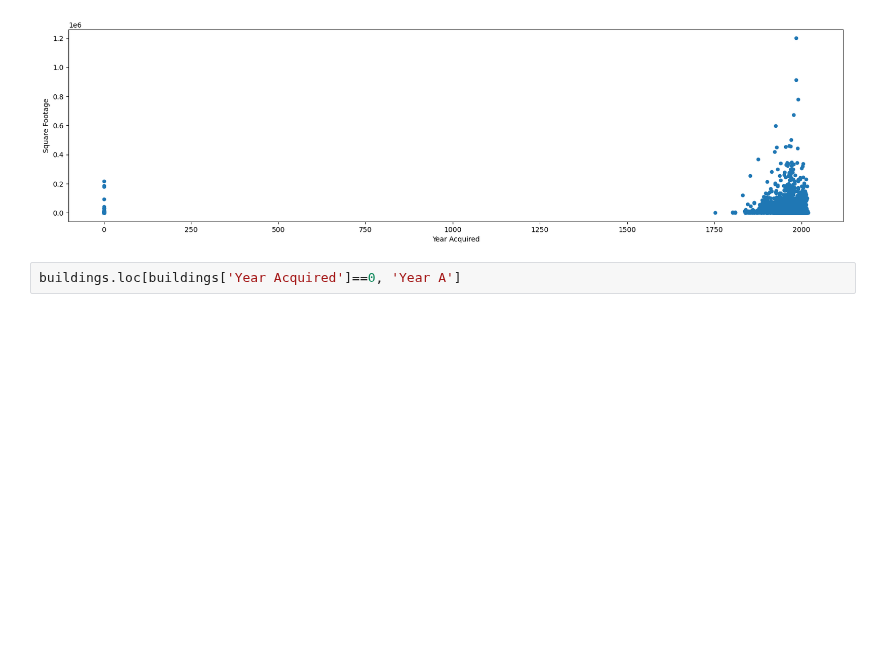
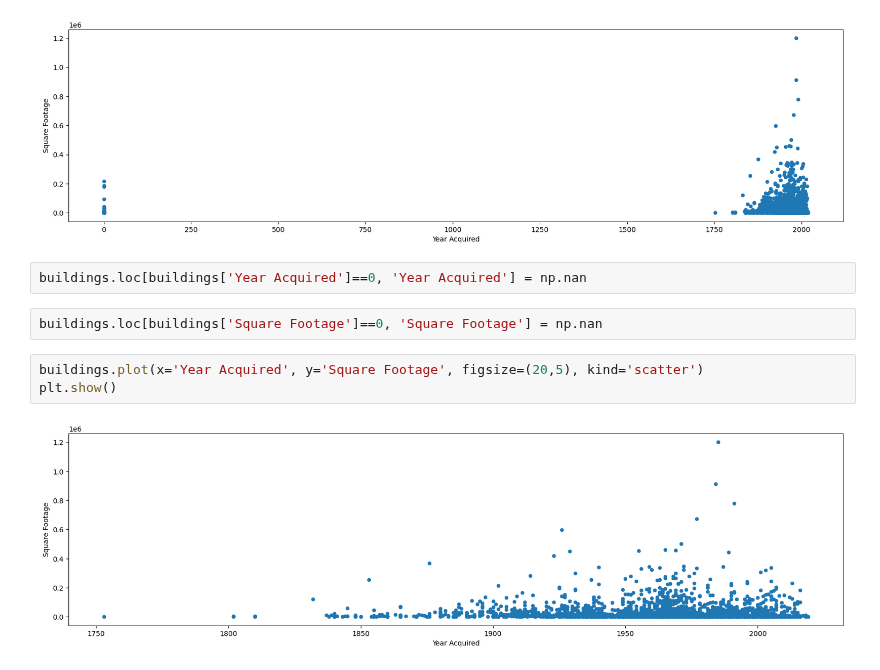
Before and after one commit to UIUC-iSchool-DataViz/is445_oauoag_fall2022, a Jupyter notebook: week12/inClass_week12.ipynb, the cells around one changed output. Saved outputs shown, nothing was run; the diff lists cells and outputs as text; blank space fills up the shorter version.

```diff
--- a/week12/inClass_week12.ipynb
+++ b/week12/inClass_week12.ipynb
@@ -144,4 +144,11 @@ plt.show()
 # %% [output]
 [figure]
 # %%
-buildings.loc[buildings['Year Acquired']==0, 'Year A']
+buildings.loc[buildings['Year Acquired']==0, 'Year Acquired'] = np.nan
+# %%
+buildings.loc[buildings['Square Footage']==0, 'Square Footage'] = np.nan
+# %%
+buildings.plot(x='Year Acquired', y='Square Footage', figsize=(20,5), kind='scatter')
+plt.show()
+# %% [output]
+[figure, added]
```
